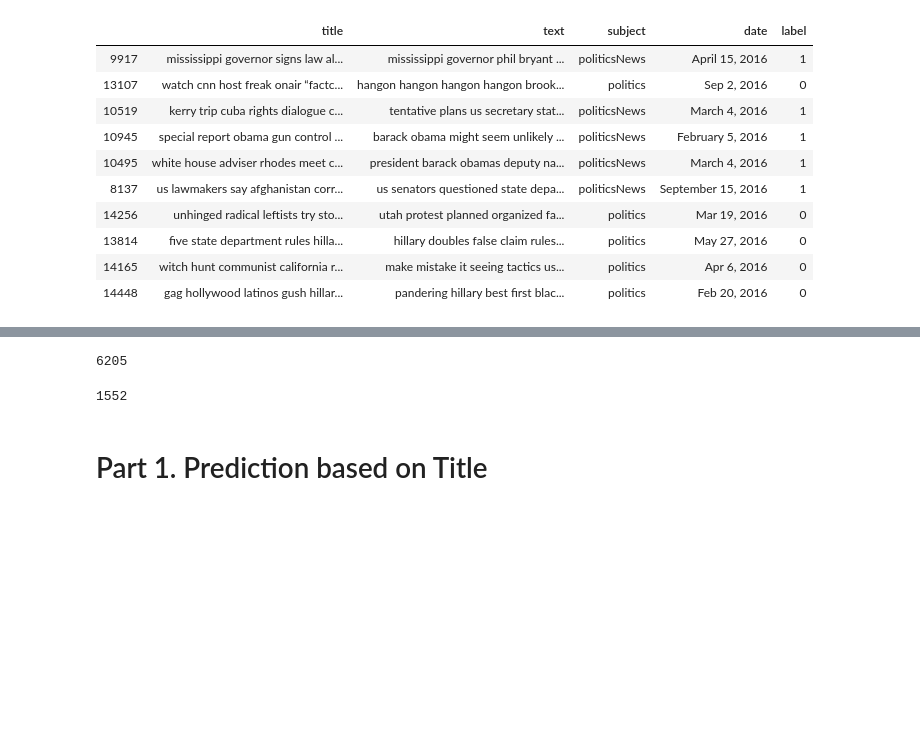
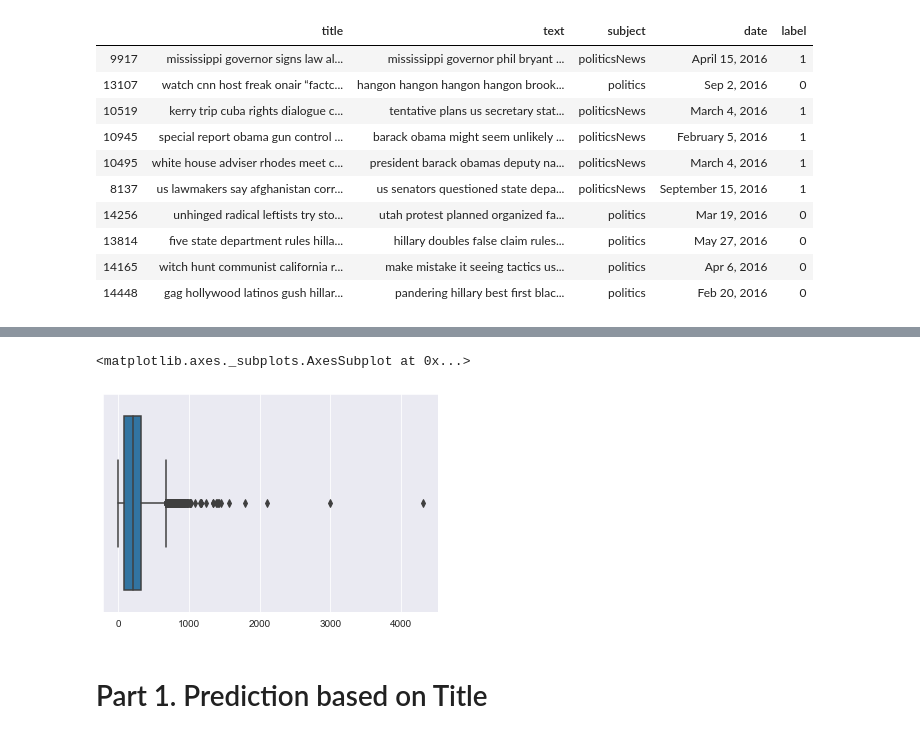
Before and after one commit to SaideT/Fake-News-Detection, a Jupyter notebook: fake_news-RNN5.ipynb, the cells around one changed output, grey strips where cells are left out. Cells and saved outputs as stored; diff of their text form; code cells hidden in the pictures; blank space fills up the shorter version.

```diff
--- a/fake_news-RNN5.ipynb
+++ b/fake_news-RNN5.ipynb
@@ -169,3 +178,9 @@ sns.countplot(news.label)
+# %%
+len_text = [len(i.split()) for i in news['text']]
+sns.boxplot(len_text)
+# %% [output]
+<matplotlib.axes._subplots.AxesSubplot at 0x...>
+[figure, added]
 # %%
 # Choose the title and text columns and split the data
 X = news[['title', 'text']]
@@ -180,14 +195,6 @@ x_test_text = x_test['text']
 
 y_train = y_train['label']
 y_test = y_test['label']
-# %%
-len(y_train)
-# %% [output]
-6205
-# %%
-len(y_test)
-# %% [output]
-1552
 # %% [markdown]
 # Part 1. Prediction based on Title
 # %% [markdown]
```
Also changed, not shown: parts of 15 cells of this notebook.
